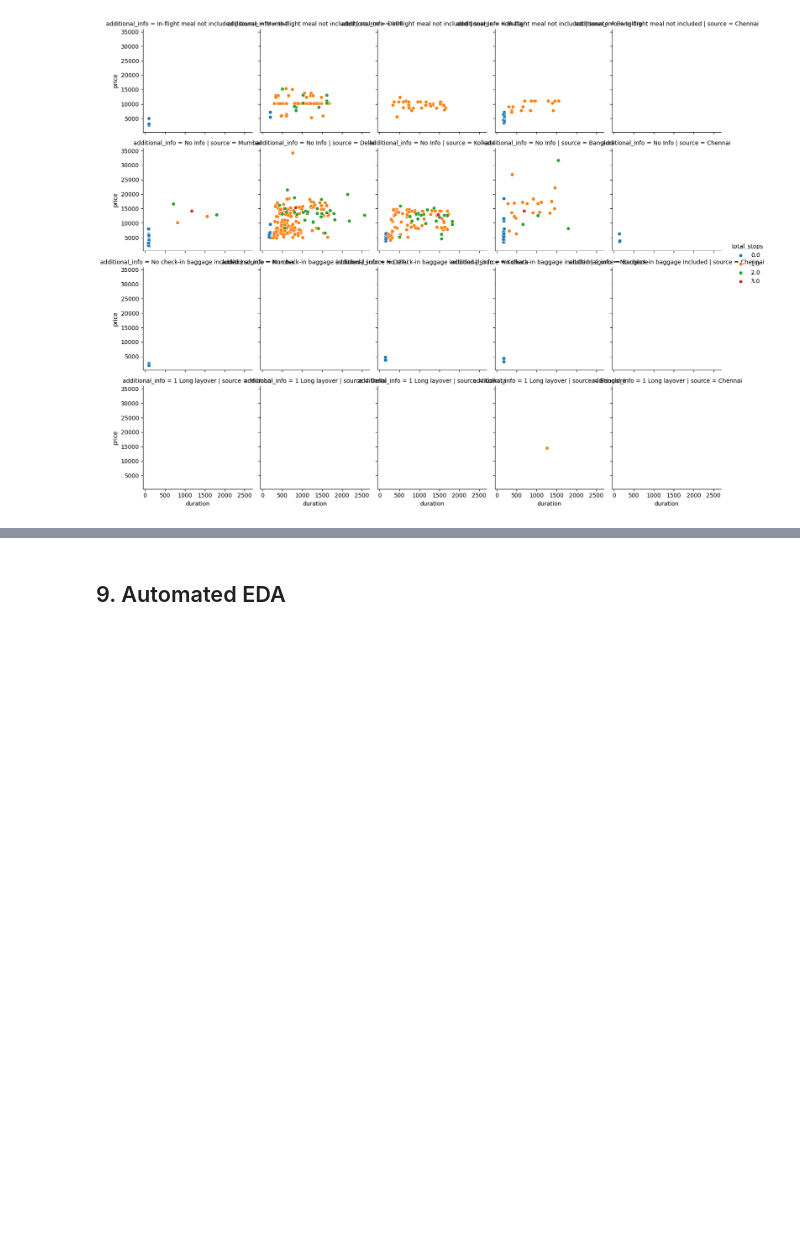
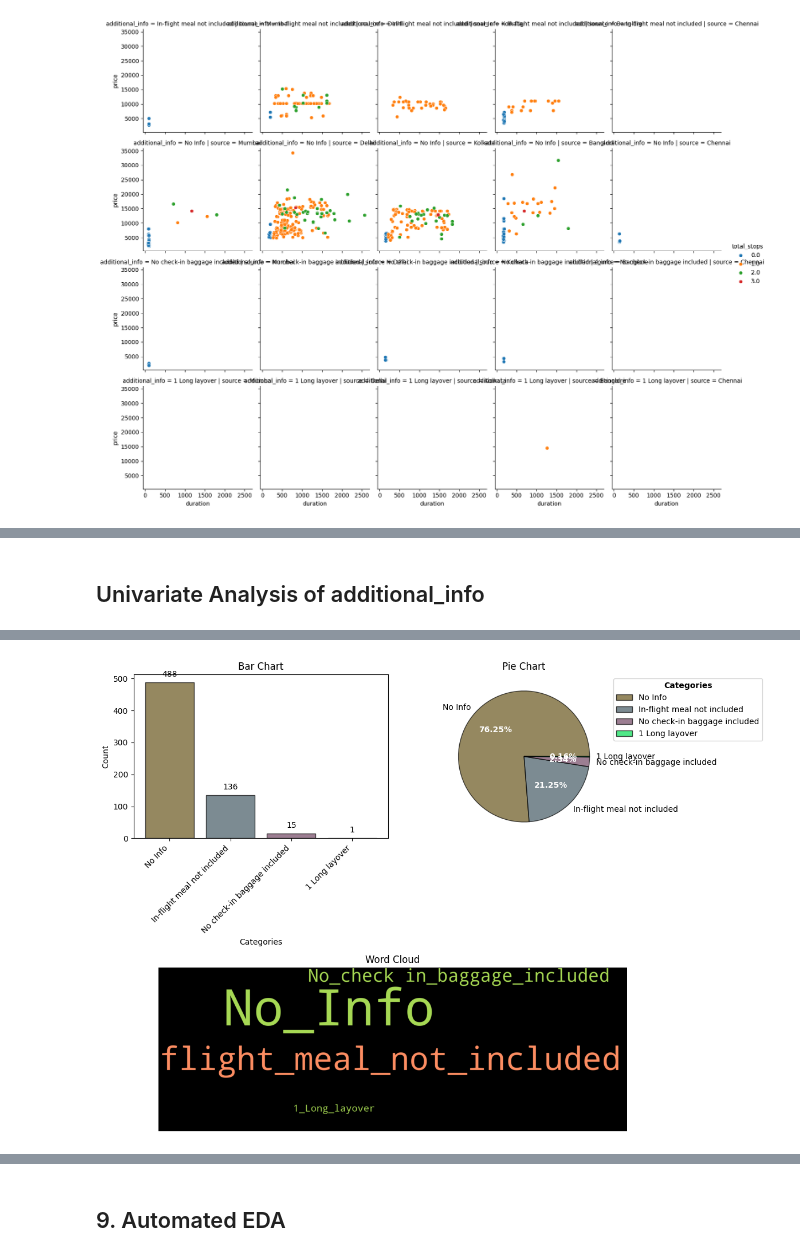
Before and after one commit to MisbahullahSheriff/sagemaker-flight-prices-prediction, a Jupyter notebook: notebooks/eda.ipynb, the cells around one changed output, grey strips where cells are left out. Cells and saved outputs as stored; diff of their text form; code cells hidden in the pictures; blank space fills up the shorter version.

Commit message:
include outlier analysis of duration and analysis of additional_info

```diff
--- a/notebooks/eda.ipynb
+++ b/notebooks/eda.ipynb
@@ -585,0 +633,4 @@ duration_grid.add_legend()
+# %%
+eda_helper_functions.cat_univar_plots(train, "additional_info")
+# %% [output]
+Univariate Analysis of additional_info
@@ -585,0 +638 @@ duration_grid.add_legend()
+[figure, added]
```
Also changed, not shown: parts of 10 cells of this notebook, 1 other file.
